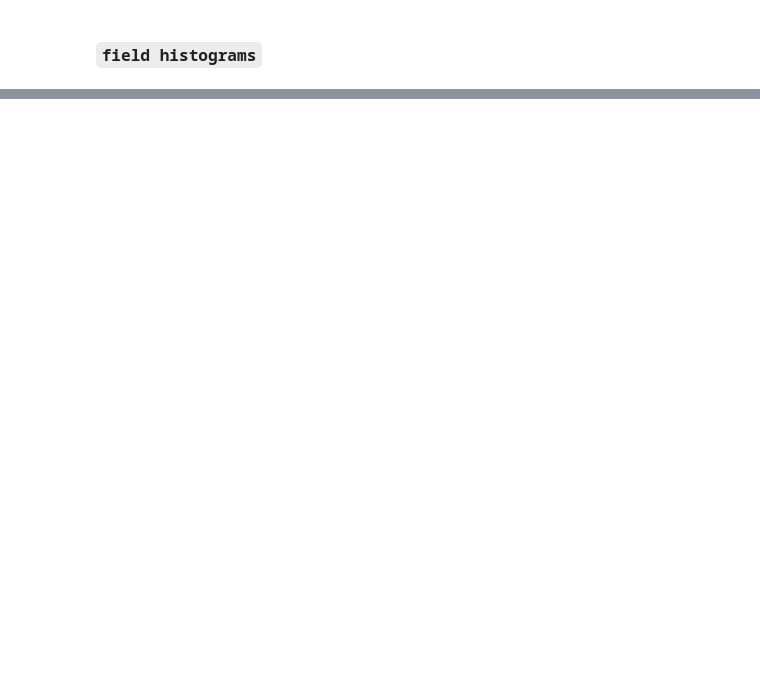
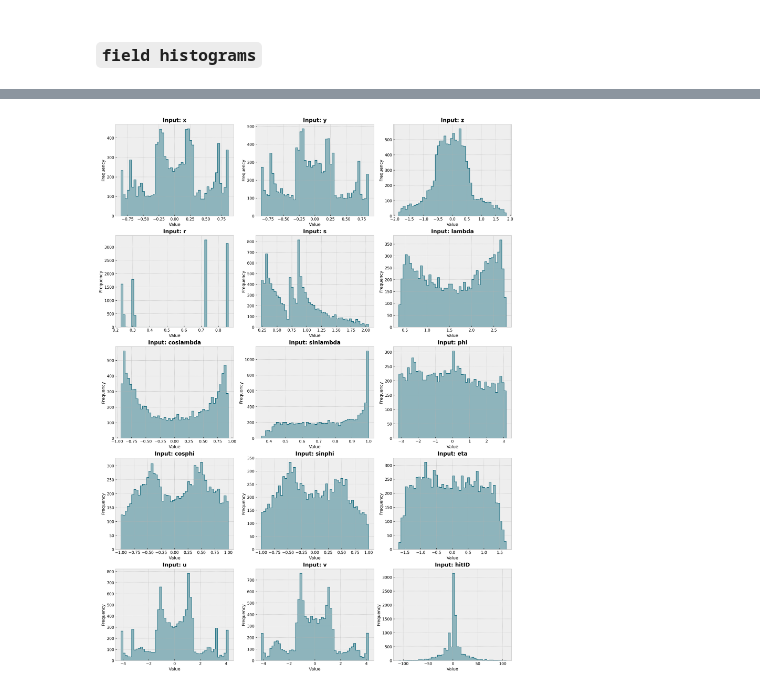
Before and after one commit to vsqdhruv/hepattn, a Jupyter notebook: src/hepattn/experiments/mu3e/visualisation/event_vis_from_dataloader.ipynb, the cells around one changed output, grey strips where cells are left out. Cells and saved outputs as stored; diff of their text form; code cells hidden in the pictures; blank space fills up the shorter version.

```diff
--- a/src/hepattn/experiments/mu3e/visualisation/event_vis_from_dataloader.ipynb
+++ b/src/hepattn/experiments/mu3e/visualisation/event_vis_from_dataloader.ipynb
@@ -271,4 +284,3 @@ dict_keys(['seed_everything', 'name', 'data', 'trainer', 'model'])
 # %%
 input_keys = ['hit_' + field for field in config['data']['inputs']['hit']]
-
-for key in input_keys:
+target_keys = ['particle_' + field for field in config['data']['targets']['particle']]
@@ -279,0 +287,41 @@ plt.plot
+# %%
+# Setup fields and grid
+hit_fields = config['data']['inputs']['hit']
+n_fields = len(hit_fields)
+cols = 3
+rows = math.ceil(n_fields / cols)
+
+# Using high-quality style settings
+plt.style.use('bmh')
+fig, axes = plt.subplots(rows, cols, figsize=(cols * 5, rows * 4), dpi=250, constrained_layout=True)
+axes = axes.flatten()
+
+# Mask for valid hits
+mask = inputs['hit_valid'].bool()
+
+for i, field in enumerate(hit_fields):
+    key = 'hit_' + field
+    data = inputs[key][mask].float().cpu().numpy()
+    data = data[np.isfinite(data)]
+
+    ax = axes[i]
+
+    bins = 50
+    main_color = '#005E73'
+
+    # plotting
+    ax.hist(data, bins=bins, histtype='step', linewidth=1, color=main_color)
+    ax.hist(data, bins=bins, histtype='stepfilled', alpha=0.4, color=main_color)
+
+    # Formatting
+    ax.set_title(f'Input: {field}', fontsize=14, fontweight='bold')
+    ax.set_xlabel('Value', fontsize=11)
+    ax.set_ylabel('Frequency', fontsize=11)
+
+# 3. Clean up unused subplots
+for j in range(i + 1, len(axes)):
+    axes[j].axis('off')
+
+plt.show()
+# %% [output]
+[figure, added]
```
Also changed, not shown: parts of 12 cells of this notebook.
